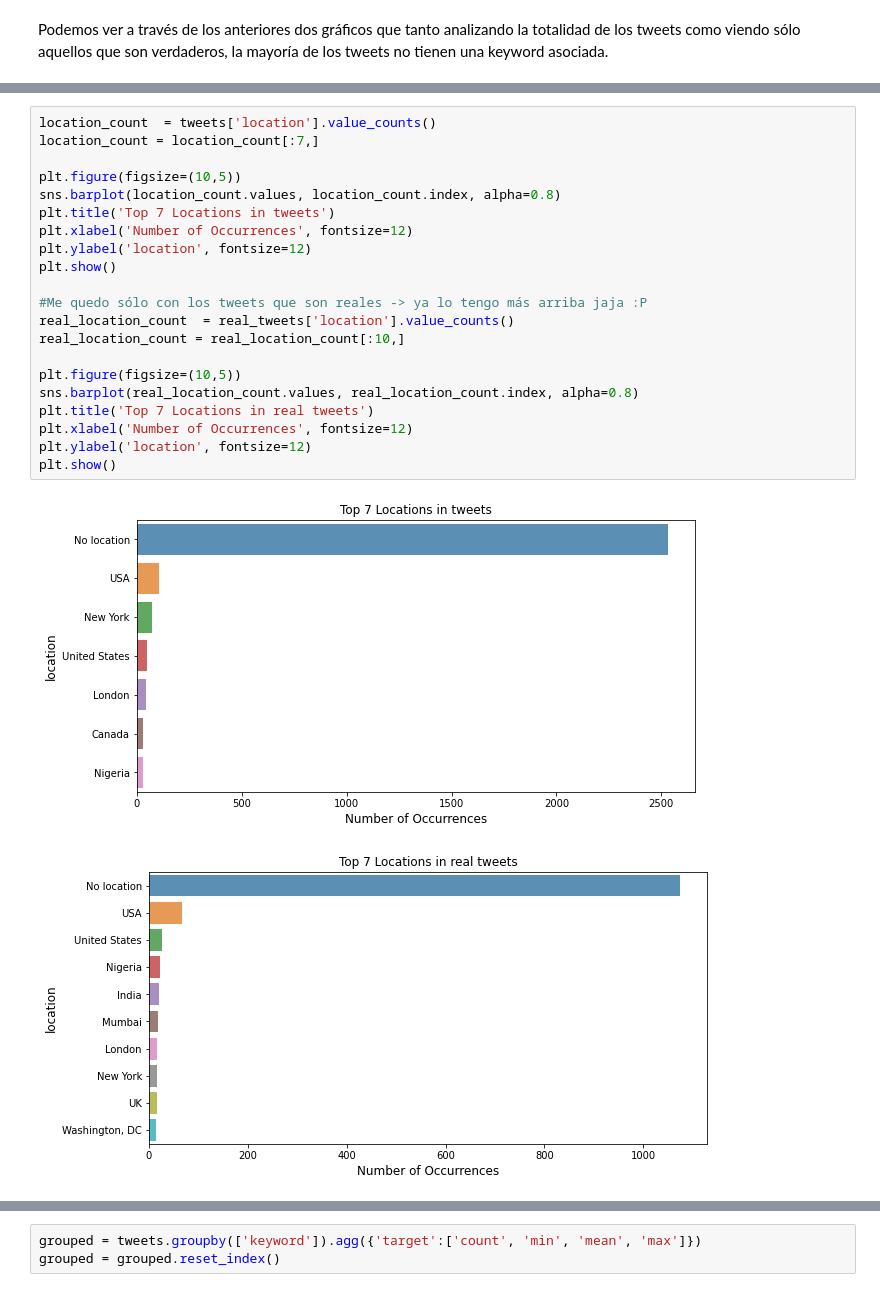
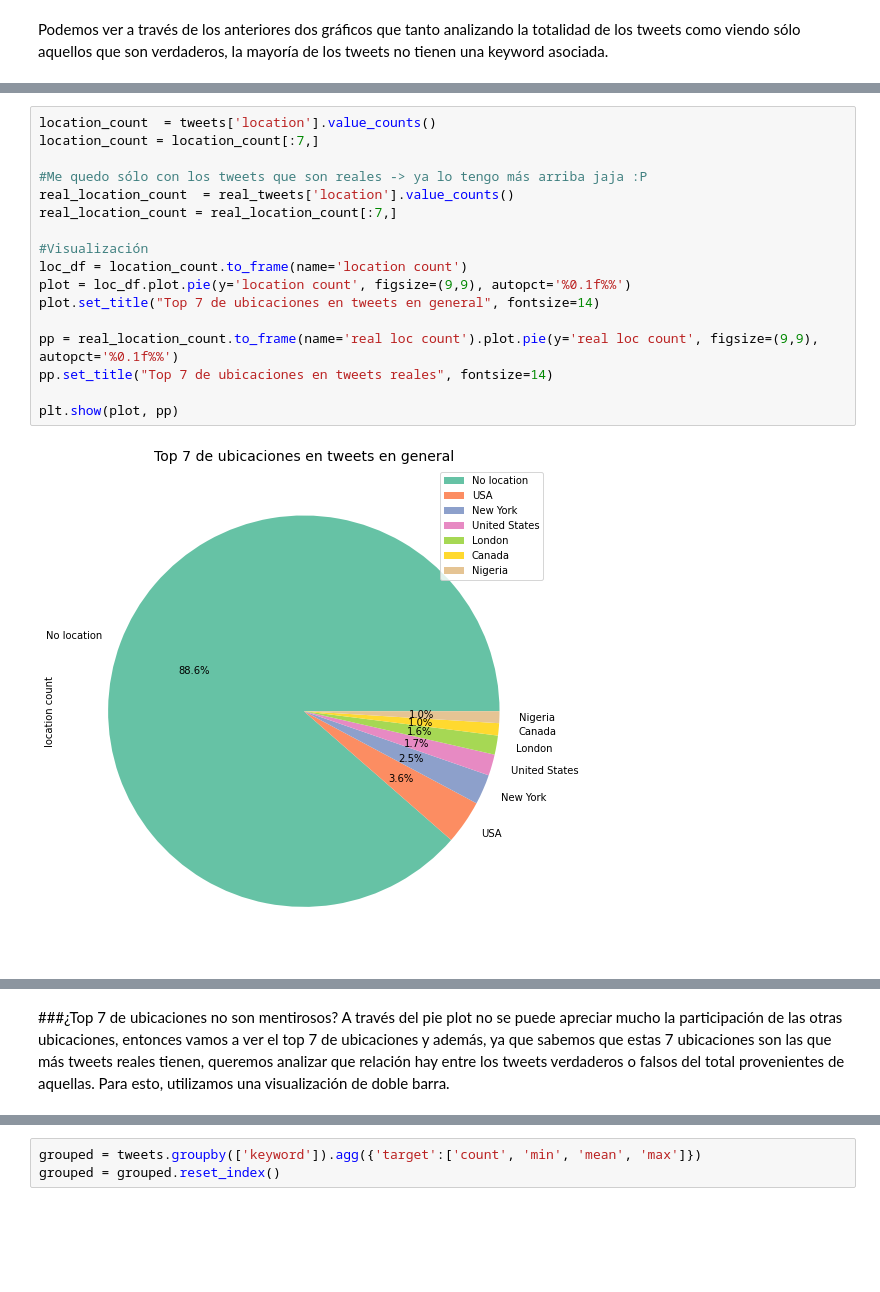
Before and after one commit to grettynazario/TP1-orgaDatos, a Jupyter notebook: TP1.ipynb, the cells around one changed output, grey strips where cells are left out. Drawn from its saved outputs; the diff is of its cells as text; blank space fills up the shorter version.

```diff
--- a/TP1.ipynb
+++ b/TP1.ipynb
@@ -117,24 +142,19 @@ Haremos un análisis similar al realizado con la columna keyword pero ahora con
-# %%
-location_count  = tweets['location'].value_counts()
-location_count = location_count[:7,]
-
-plt.figure(figsize=(10,5))
-sns.barplot(location_count.values, location_count.index, alpha=0.8)
-plt.title('Top 7 Locations in tweets')
-plt.xlabel('Number of Occurrences', fontsize=12)
-plt.ylabel('location', fontsize=12)
-plt.show()
-
-#Me quedo sólo con los tweets que son reales -> ya lo tengo más arriba jaja :P
-real_location_count  = real_tweets['location'].value_counts()
-real_location_count = real_location_count[:10,]
-
-plt.figure(figsize=(10,5))
-sns.barplot(real_location_count.values, real_location_count.index, alpha=0.8)
-plt.title('Top 7 Locations in real tweets')
-plt.xlabel('Number of Occurrences', fontsize=12)
-plt.ylabel('location', fontsize=12)
-plt.show()
-# %% [output]
-[figure, removed]
-[figure, removed]
+# %%
+location_count  = tweets['location'].value_counts()
+location_count = location_count[:7,]
+
+#Me quedo sólo con los tweets que son reales -> ya lo tengo más arriba jaja :P
+real_location_count  = real_tweets['location'].value_counts()
+real_location_count = real_location_count[:7,]
+
+#Visualización
+loc_df = location_count.to_frame(name='location count')
+plot = loc_df.plot.pie(y='location count', figsize=(9,9), autopct='%0.1f%%')
+plot.set_title("Top 7 de ubicaciones en tweets en general", fontsize=14)
+
+pp = real_location_count.to_frame(name='real loc count').plot.pie(y='real loc count', figsize=(9,9), autopct='%0.1f%%')
+pp.set_title("Top 7 de ubicaciones en tweets reales", fontsize=14)
+
+plt.show(plot, pp)
+# %% [output]
+[figure, added]
@@ -140,0 +162,3 @@ plt.show()
+# %% [markdown]
+###¿Top 7 de ubicaciones no son mentirosos?
+A través del pie plot no se puede apreciar mucho la participación de las otras ubicaciones, entonces vamos a ver el top 7 de ubicaciones y además, ya que sabemos que estas 7 ubicaciones son las que más tweets reales tienen, queremos analizar que relación hay entre los tweets verdaderos o falsos del total provenientes de aquellas. Para esto, utilizamos una visualización de doble barra.
```
Also changed, not shown: parts of 28 cells of this notebook.
